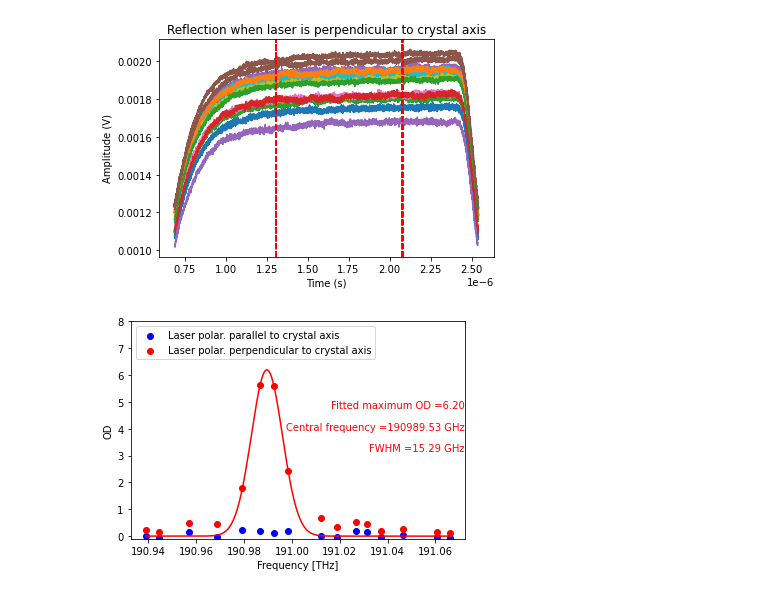
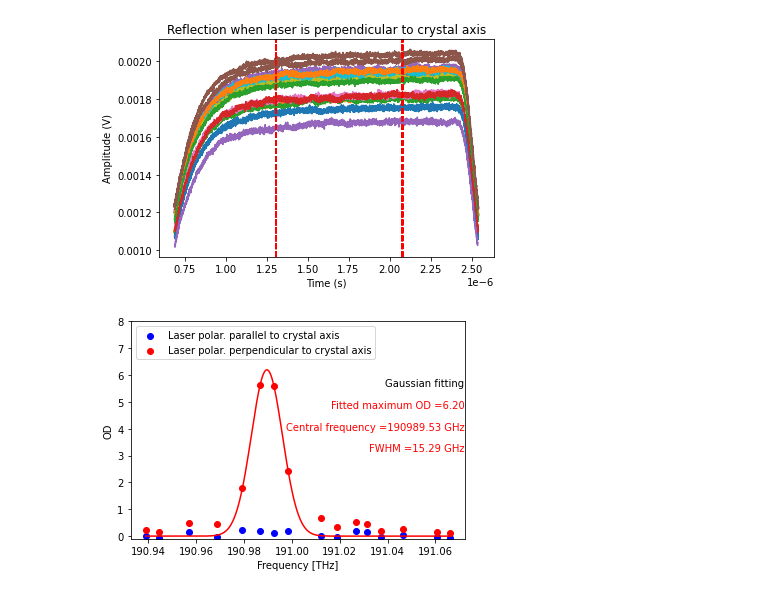
Before and after one commit to JUOM2016/Quick_cal_and_plotting, a Jupyter notebook: absorption_using_SM_laser.ipynb, the cells around one changed output. Drawn from its saved outputs; the diff is of its cells as text; code cells hidden in the pictures.

```diff
--- a/absorption_using_SM_laser.ipynb
+++ b/absorption_using_SM_laser.ipynb
@@ -26,11 +35,11 @@ transmitted_ref_parallel=ref_parallel[:,2]
 T_max_ref_parallel=np.max(transmitted_ref_parallel)
 mask1 = (transmitted_ref_parallel[:-1] < T_max_ref_parallel*0.7) & (transmitted_ref_parallel[1:] > T_max_ref_parallel*0.7)
 mask2 = (transmitted_ref_parallel[:-1] > T_max_ref_parallel*0.7) & (transmitted_ref_parallel[1:] < T_max_ref_parallel*0.7)
-Trigger_pos_T_ref_parallel=np.flatnonzero(mask1 | mask2)+1 # find the rising and falling edges
+Trigger_pos_T_ref_parallel=np.flatnonzero(mask1 | mask2)+1 # Lines 6~9 are used to find the rising and falling edges
 Trigger_pos_T_ref_parallel_min=np.min(Trigger_pos_T_ref_parallel) # find the minimum value of the rising edge
 Trigger_pos_T_ref_parallel_max=np.max(Trigger_pos_T_ref_parallel) # find the maximum value of the falling edge
 pos_T_ref_parallel_start=round(Trigger_pos_T_ref_parallel_min+(Trigger_pos_T_ref_parallel_max-Trigger_pos_T_ref_parallel_min)/3)
-pos_T_ref_parallel_stop=round(Trigger_pos_T_ref_parallel_min+(Trigger_pos_T_ref_parallel_max-Trigger_pos_T_ref_parallel_min)*3/4)
+pos_T_ref_parallel_stop=round(Trigger_pos_T_ref_parallel_min+(Trigger_pos_T_ref_parallel_max-Trigger_pos_T_ref_parallel_min)*3/4) # choose the region of the measured trace for averaging to get the amplitude for OD calculation
 T_ref_parallel_ave=np.average(transmitted_ref_parallel[pos_T_ref_parallel_start:pos_T_ref_parallel_stop])
 
 reflected_ref_parallel=ref_parallel[:,3]
@@ -45,22 +54,24 @@ pos_R_ref_parallel_stop=round(Trigger_pos_R_ref_parallel_min+(Trigger_pos_R_ref_
 R_ref_parallel_ave=np.average(reflected_ref_parallel[pos_R_ref_parallel_start:pos_R_ref_parallel_stop])
 
 normalised_reference=T_ref_parallel_ave/R_ref_parallel_ave
+#Plot raw traces and also show the region between the two vertical dashed blue lines is used to calculated the averaged amplitude
+if Plot_raw_data==1:
 
-fig,ax=plt.subplots()
-ax.plot(ref_parallel[Trigger_pos_T_ref_parallel_min:Trigger_pos_T_ref_parallel_max,0],ref_parallel[Trigger_pos_T_ref_parallel_min:Trigger_pos_T_ref_parallel_max,2])
-ax.axvline(ref_parallel[pos_T_ref_parallel_start,0],color='b',linestyle='dashed')
-ax.axvline(ref_parallel[pos_T_ref_parallel_stop,0],color='b',linestyle='dashed')
-ax.set_xlabel('Time (s)')
-ax.set_ylabel('Amplitude (V)')
-ax.set_title('Transmission reference when laser is parallel to crystal axis')
+    fig,ax=plt.subplots()
+    ax.plot(ref_parallel[Trigger_pos_T_ref_parallel_min:Trigger_pos_T_ref_parallel_max,0],ref_parallel[Trigger_pos_T_ref_parallel_min:Trigger_pos_T_ref_parallel_max,2])
+    ax.axvline(ref_parallel[pos_T_ref_parallel_start,0],color='b',linestyle='dashed')
+    ax.axvline(ref_parallel[pos_T_ref_parallel_stop,0],color='b',linestyle='dashed')
+    ax.set_xlabel('Time (s)')
+    ax.set_ylabel('Amplitude (V)')
+    ax.set_title('Transmission reference when laser is parallel to crystal axis')
 
-fig,ax1=plt.subplots()
-ax1.plot(ref_parallel[Trigger_pos_R_ref_parallel_min:Trigger_pos_R_ref_parallel_max,0],ref_parallel[Trigger_pos_R_ref_parallel_min:Trigger_pos_R_ref_parallel_max,3])
-ax1.axvline(ref_parallel[pos_R_ref_parallel_start,0],color='b',linestyle='dashed')
-ax1.axvline(ref_parallel[pos_R_ref_parallel_stop,0],color='b',linestyle='dashed')
-ax1.set_xlabel('Time (s)')
-ax1.set_ylabel('Amplitude (V)')
-ax1.set_title('Reflection reference when laser is parallel to crystal axis')
+    fig,ax1=plt.subplots()
+    ax1.plot(ref_parallel[Trigger_pos_R_ref_parallel_min:Trigger_pos_R_ref_parallel_max,0],ref_parallel[Trigger_pos_R_ref_parallel_min:Trigger_pos_R_ref_parallel_max,3])
+    ax1.axvline(ref_parallel[pos_R_ref_parallel_start,0],color='b',linestyle='dashed')
+    ax1.axvline(ref_parallel[pos_R_ref_parallel_stop,0],color='b',linestyle='dashed')
+    ax1.set_xlabel('Time (s)')
+    ax1.set_ylabel('Amplitude (V)')
+    ax1.set_title('Reflection reference when laser is parallel to crystal axis')
 # %% [output]
 Text(0.5, 1.0, 'Reflection reference when laser is parallel to crystal axis')
 [figure]
@@ -182,40 +198,46 @@ for index in range(int(file_size[0]/2)):
     OD_parallel[index]=np.log(normalised_reference/normalised_parallel[index])
     OD_perpendicular[index]=np.log(normalised_reference/normalised_perpendicular[index])
 # %%
-def gaussian(x, height, centre, sigma):
+def gaussian(x, height, centre, sigma): # Do a Gaussian fitting here of the calculated OD
     '''Generates Gaussian with given parameters'''
     return height * np.exp(-(np.power(x - centre, 2) / (2 * sigma ** 2)))
 OD_perpendicular_1=OD_perpendicular.flatten()
 fit,success=curve_fit(gaussian,freq,OD_perpendicular_1,p0=[5,190.99,0.1])
 freq_0=np.linspace(min(freq),max(freq),300)
 fit_curve=fit[0]*np.exp(-(np.power(freq_0 - fit[1], 2) / (2 * fit[2] ** 2)))
-FWHM=2*np.sqrt(2*np.log(2))*abs(fit[2])*1000
+FWHM=2*np.sqrt(2*np.log(2))*abs(fit[2])*1000 # Calculated FWHM based on the Gaussian fitting
 
 fig,ax=plt.subplots()
 ax.plot(freq_0,fit_curve,color='r')
 ax.scatter(freq,OD_parallel,color='b', label='Laser polar. parallel to crystal axis')
 ax.scatter(freq,OD_perpendicular,color='r', label='Laser polar. perpendicular to crystal axis')
 ax.legend(loc='upper left')
 ax.set_ylim(-0.1,8)
 ax.set_xlabel('Frequency [THz]')
 ax.set_ylabel('OD')
 ax.annotate('FWHM ='+"{:.2f}".format(FWHM)+' GHz',
             xy=(1.057, 0.3), xycoords='axes fraction',
             xytext=(-20, 20), textcoords='offset pixels',
             horizontalalignment='right',
             verticalalignment='bottom',color='r')
 fig.patch.set_facecolor('white')
 ax.annotate('Central frequency ='+"{:.2f}".format(fit[1]*1000)+' GHz',
             xy=(1.057, 0.4), xycoords='axes fraction',
             xytext=(-20, 20), textcoords='offset pixels',
             horizontalalignment='right',
             verticalalignment='bottom',color='r')
 fig.patch.set_facecolor('white')
 ax.annotate('Fitted maximum OD ='+"{:.2f}".format(fit[0]),
             xy=(1.057, 0.5), xycoords='axes fraction',
             xytext=(-20, 20), textcoords='offset pixels',
             horizontalalignment='right',
             verticalalignment='bottom',color='r')
 fig.patch.set_facecolor('white')
+ax.annotate('Gaussian fitting',
+            xy=(1.057, 0.6), xycoords='axes fraction',
+            xytext=(-20, 20), textcoords='offset pixels',
+            horizontalalignment='right',
+            verticalalignment='bottom',color='k')
+fig.patch.set_facecolor('white')
 # %% [output]
-[figure, old version]
+[figure, new version]
```
Also changed, not shown: parts of 11 cells of this notebook.
